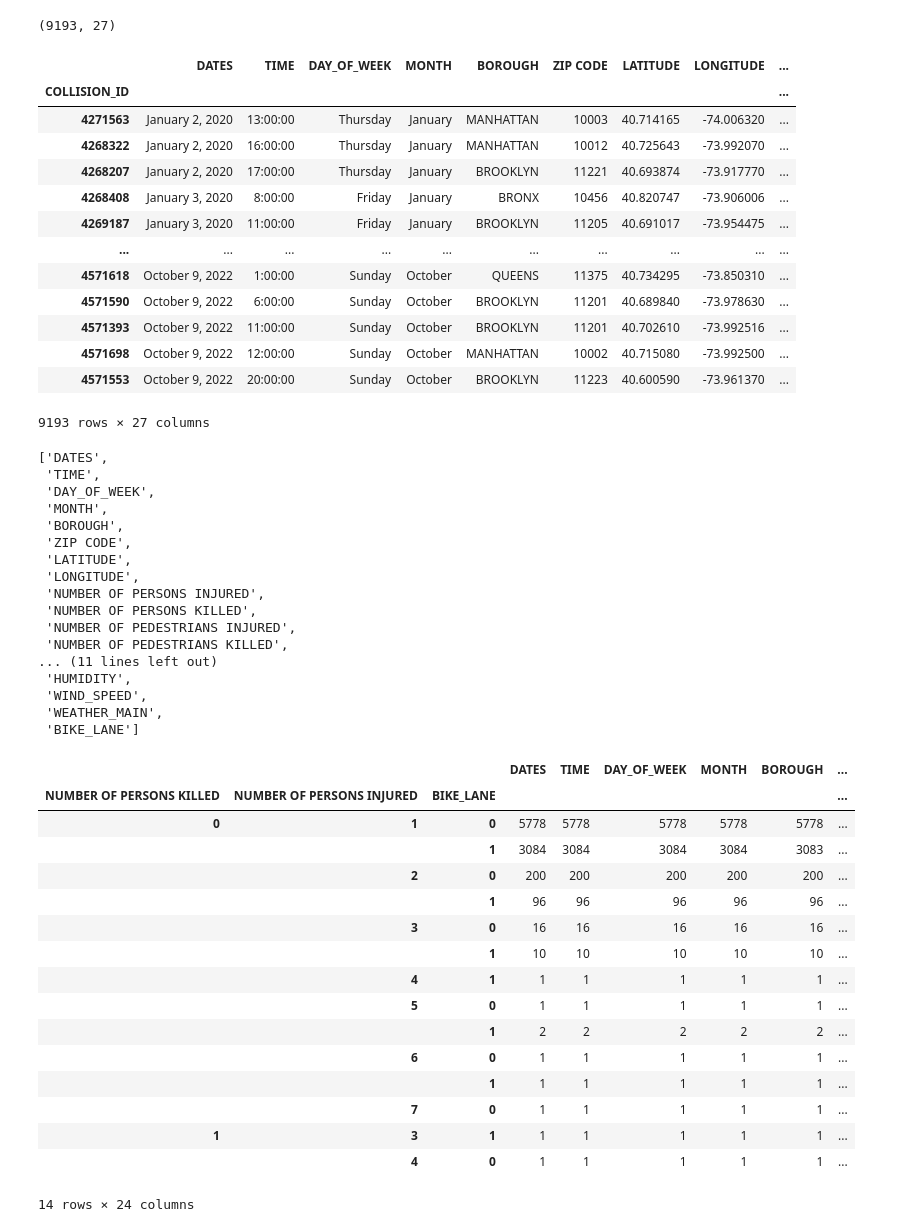
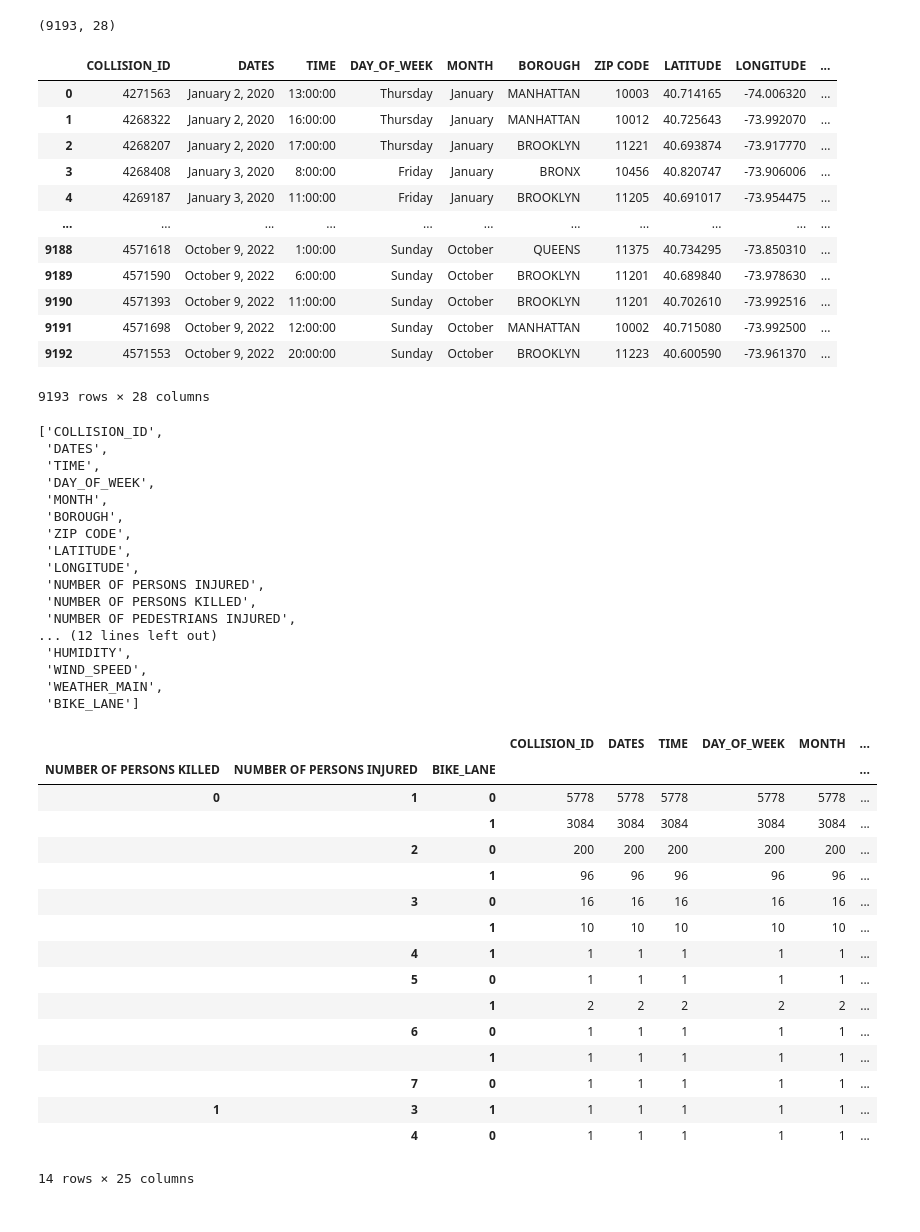
Before and after one commit to Rutgers-Data-Science-Bootcamp/NYC_Bike_Accident_Analysis, a Jupyter notebook: Final_project_NYC_BIKE_All_ML.ipynb, the cells around one changed output. Cells and saved outputs as stored; diff of their text form; code cells hidden in the pictures.

```diff
--- a/Final_project_NYC_BIKE_All_ML.ipynb
+++ b/Final_project_NYC_BIKE_All_ML.ipynb
@@ -11,29 +11,29 @@ from sklearn.cluster import KMeans
 # %%
 # import Final_project_NYC_BIKE_LANE_cleaned.csv data to match accident site
 file_path = "Resources/Segment2/Final_project_NYC_Bike_All_ML.csv"
-ML = pd.read_csv(file_path, index_col=0 )
+ML = pd.read_csv(file_path)
 print(ML.shape)
 ML
 # %% [output]
-(9193, 27)
+(9193, 28)
-|  | DATES | TIME | DAY_OF_WEEK | MONTH | BOROUGH | ZIP CODE | LATITUDE | LONGITUDE | ... |
-| COLLISION_ID |  |  |  |  |  |  |  |  | ... |
-| 4271563 | January 2, 2020 | 13:00:00 | Thursday | January | MANHATTAN | 10003 | 40.714165 | -74.006320 | ... |
-| 4268322 | January 2, 2020 | 16:00:00 | Thursday | January | MANHATTAN | 10012 | 40.725643 | -73.992070 | ... |
-| 4268207 | January 2, 2020 | 17:00:00 | Thursday | January | BROOKLYN | 11221 | 40.693874 | -73.917770 | ... |
-| 4268408 | January 3, 2020 | 8:00:00 | Friday | January | BRONX | 10456 | 40.820747 | -73.906006 | ... |
-| 4269187 | January 3, 2020 | 11:00:00 | Friday | January | BROOKLYN | 11205 | 40.691017 | -73.954475 | ... |
-| ... | ... | ... | ... | ... | ... | ... | ... | ... | ... |
-| 4571618 | October 9, 2022 | 1:00:00 | Sunday | October | QUEENS | 11375 | 40.734295 | -73.850310 | ... |
-| 4571590 | October 9, 2022 | 6:00:00 | Sunday | October | BROOKLYN | 11201 | 40.689840 | -73.978630 | ... |
-| 4571393 | October 9, 2022 | 11:00:00 | Sunday | October | BROOKLYN | 11201 | 40.702610 | -73.992516 | ... |
-| 4571698 | October 9, 2022 | 12:00:00 | Sunday | October | MANHATTAN | 10002 | 40.715080 | -73.992500 | ... |
-| 4571553 | October 9, 2022 | 20:00:00 | Sunday | October | BROOKLYN | 11223 | 40.600590 | -73.961370 | ... |
+|  | COLLISION_ID | DATES | TIME | DAY_OF_WEEK | MONTH | BOROUGH | ZIP CODE | LATITUDE | LONGITUDE | ... |
+| 0 | 4271563 | January 2, 2020 | 13:00:00 | Thursday | January | MANHATTAN | 10003 | 40.714165 | -74.006320 | ... |
+| 1 | 4268322 | January 2, 2020 | 16:00:00 | Thursday | January | MANHATTAN | 10012 | 40.725643 | -73.992070 | ... |
+| 2 | 4268207 | January 2, 2020 | 17:00:00 | Thursday | January | BROOKLYN | 11221 | 40.693874 | -73.917770 | ... |
+| 3 | 4268408 | January 3, 2020 | 8:00:00 | Friday | January | BRONX | 10456 | 40.820747 | -73.906006 | ... |
+| 4 | 4269187 | January 3, 2020 | 11:00:00 | Friday | January | BROOKLYN | 11205 | 40.691017 | -73.954475 | ... |
+| ... | ... | ... | ... | ... | ... | ... | ... | ... | ... | ... |
+| 9188 | 4571618 | October 9, 2022 | 1:00:00 | Sunday | October | QUEENS | 11375 | 40.734295 | -73.850310 | ... |
+| 9189 | 4571590 | October 9, 2022 | 6:00:00 | Sunday | October | BROOKLYN | 11201 | 40.689840 | -73.978630 | ... |
+| 9190 | 4571393 | October 9, 2022 | 11:00:00 | Sunday | October | BROOKLYN | 11201 | 40.702610 | -73.992516 | ... |
+| 9191 | 4571698 | October 9, 2022 | 12:00:00 | Sunday | October | MANHATTAN | 10002 | 40.715080 | -73.992500 | ... |
+| 9192 | 4571553 | October 9, 2022 | 20:00:00 | Sunday | October | BROOKLYN | 11223 | 40.600590 | -73.961370 | ... |
-9193 rows × 27 columns
+9193 rows × 28 columns
 # %%
 ML.columns.tolist()
 # %% [output]
-['DATES',
+['COLLISION_ID',
+ 'DATES',
  'TIME',
  'DAY_OF_WEEK',
  'MONTH',
@@ -44,8 +44,7 @@ ML.columns.tolist()
  'NUMBER OF PERSONS INJURED',
  'NUMBER OF PERSONS KILLED',
  'NUMBER OF PEDESTRIANS INJURED',
- 'NUMBER OF PEDESTRIANS KILLED',
-... (11 lines left out)
+... (12 lines left out)
  'HUMIDITY',
  'WIND_SPEED',
  'WEATHER_MAIN',
@@ -53,10 +52,10 @@ ML.columns.tolist()
 # %%
 ML.groupby(["NUMBER OF PERSONS KILLED", "NUMBER OF PERSONS INJURED", "BIKE_LANE"]).count()
 # %% [output]
-|  |  |  | DATES | TIME | DAY_OF_WEEK | MONTH | BOROUGH | ... |
+|  |  |  | COLLISION_ID | DATES | TIME | DAY_OF_WEEK | MONTH | ... |
 | NUMBER OF PERSONS KILLED | NUMBER OF PERSONS INJURED | BIKE_LANE |  |  |  |  |  | ... |
 | 0 | 1 | 0 | 5778 | 5778 | 5778 | 5778 | 5778 | ... |
-|  |  | 1 | 3084 | 3084 | 3084 | 3084 | 3083 | ... |
+|  |  | 1 | 3084 | 3084 | 3084 | 3084 | 3084 | ... |
 |  | 2 | 0 | 200 | 200 | 200 | 200 | 200 | ... |
 |  |  | 1 | 96 | 96 | 96 | 96 | 96 | ... |
 |  | 3 | 0 | 16 | 16 | 16 | 16 | 16 | ... |
@@ -69,4 +68,4 @@ ML.groupby(["NUMBER OF PERSONS KILLED", "NUMBER OF PERSONS INJURED", "BIKE_LANE"
 |  | 7 | 0 | 1 | 1 | 1 | 1 | 1 | ... |
 | 1 | 3 | 1 | 1 | 1 | 1 | 1 | 1 | ... |
 |  | 4 | 0 | 1 | 1 | 1 | 1 | 1 | ... |
-14 rows × 24 columns
+14 rows × 25 columns
```
Also changed, not shown: 4 other files.
